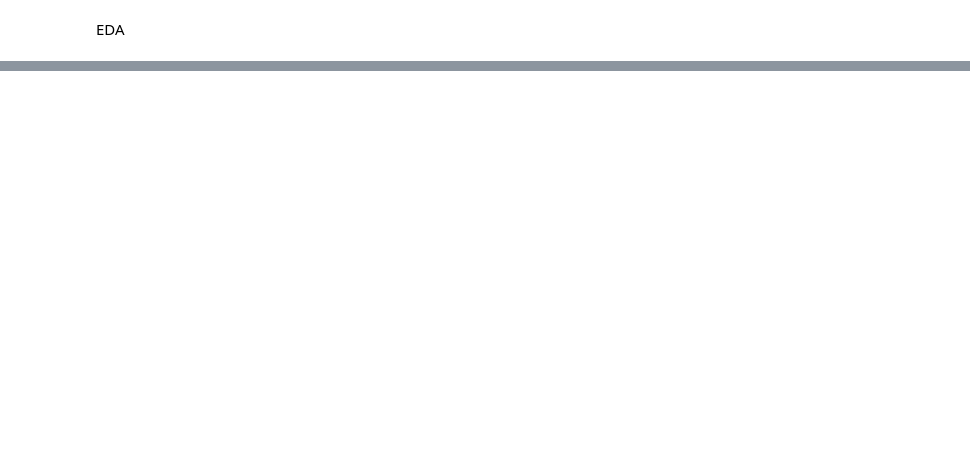
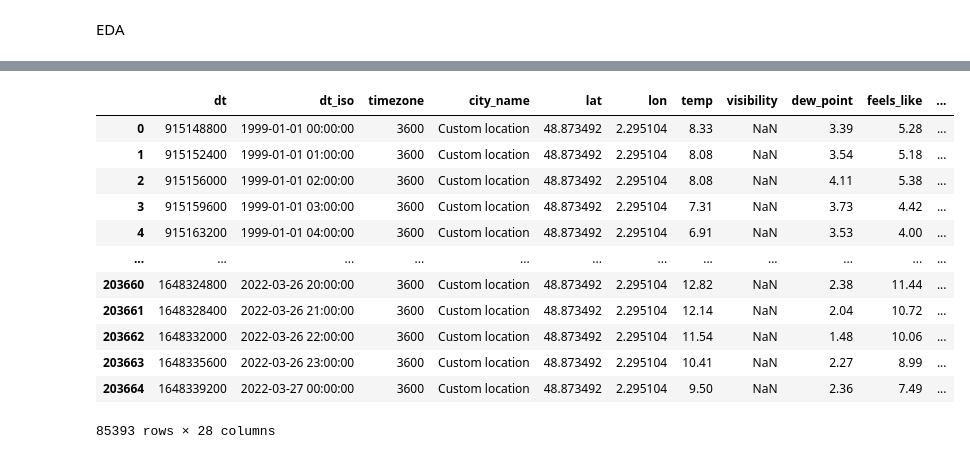
Before and after one commit to Behachee/The-Endless-Line, a Jupyter notebook: EDA.ipynb, the cells around one changed output, grey strips where cells are left out. Cells and saved outputs as stored; diff of their text form; code cells hidden in the pictures; blank space fills up the shorter version.

```diff
--- a/EDA.ipynb
+++ b/EDA.ipynb
@@ -42,0 +3,7 @@ entity.head()
+# %%
+import pandas as pd
+import matplotlib.pyplot as plt
+import numpy as np
+
+pd.set_option('display.max_columns', 500)
+pd.set_option('display.max_rows', 100)
@@ -42,0 +74,19 @@ entity.head()
+# %%
+weather_df['dt_iso'] = weather_df['dt_iso'].str.slice(0,13)
+weather_df['dt_iso'] = pd.to_datetime(weather_df['dt_iso'], format='%Y-%m-%d %H')
+weather_df = weather_df[weather_df['timezone'] == 3600]
+weather_df
+# %% [output]
+|  | dt | dt_iso | timezone | city_name | lat | lon | temp | visibility | dew_point | feels_like | ... |
+| 0 | 915148800 | 1999-01-01 00:00:00 | 3600 | Custom location | 48.873492 | 2.295104 | 8.33 | NaN | 3.39 | 5.28 | ... |
+| 1 | 915152400 | 1999-01-01 01:00:00 | 3600 | Custom location | 48.873492 | 2.295104 | 8.08 | NaN | 3.54 | 5.18 | ... |
+| 2 | 915156000 | 1999-01-01 02:00:00 | 3600 | Custom location | 48.873492 | 2.295104 | 8.08 | NaN | 4.11 | 5.38 | ... |
+| 3 | 915159600 | 1999-01-01 03:00:00 | 3600 | Custom location | 48.873492 | 2.295104 | 7.31 | NaN | 3.73 | 4.42 | ... |
+| 4 | 915163200 | 1999-01-01 04:00:00 | 3600 | Custom location | 48.873492 | 2.295104 | 6.91 | NaN | 3.53 | 4.00 | ... |
+| ... | ... | ... | ... | ... | ... | ... | ... | ... | ... | ... | ... |
+| 203660 | 1648324800 | 2022-03-26 20:00:00 | 3600 | Custom location | 48.873492 | 2.295104 | 12.82 | NaN | 2.38 | 11.44 | ... |
+| 203661 | 1648328400 | 2022-03-26 21:00:00 | 3600 | Custom location | 48.873492 | 2.295104 | 12.14 | NaN | 2.04 | 10.72 | ... |
+| 203662 | 1648332000 | 2022-03-26 22:00:00 | 3600 | Custom location | 48.873492 | 2.295104 | 11.54 | NaN | 1.48 | 10.06 | ... |
+| 203663 | 1648335600 | 2022-03-26 23:00:00 | 3600 | Custom location | 48.873492 | 2.295104 | 10.41 | NaN | 2.27 | 8.99 | ... |
+| 203664 | 1648339200 | 2022-03-27 00:00:00 | 3600 | Custom location | 48.873492 | 2.295104 | 9.50 | NaN | 2.36 | 7.49 | ... |
+85393 rows × 28 columns
```
Also changed, not shown: parts of 24 cells of this notebook, 2 other files.
